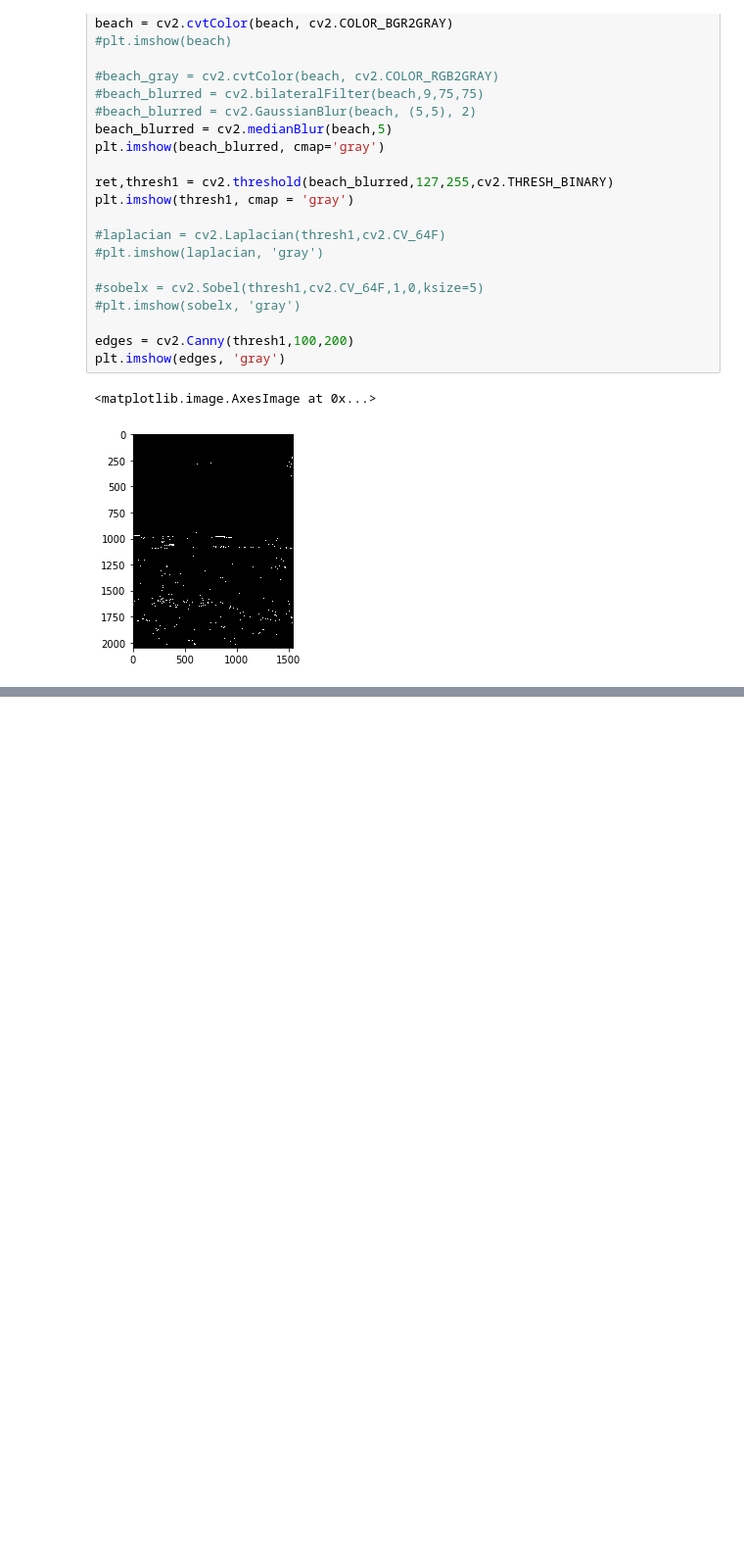
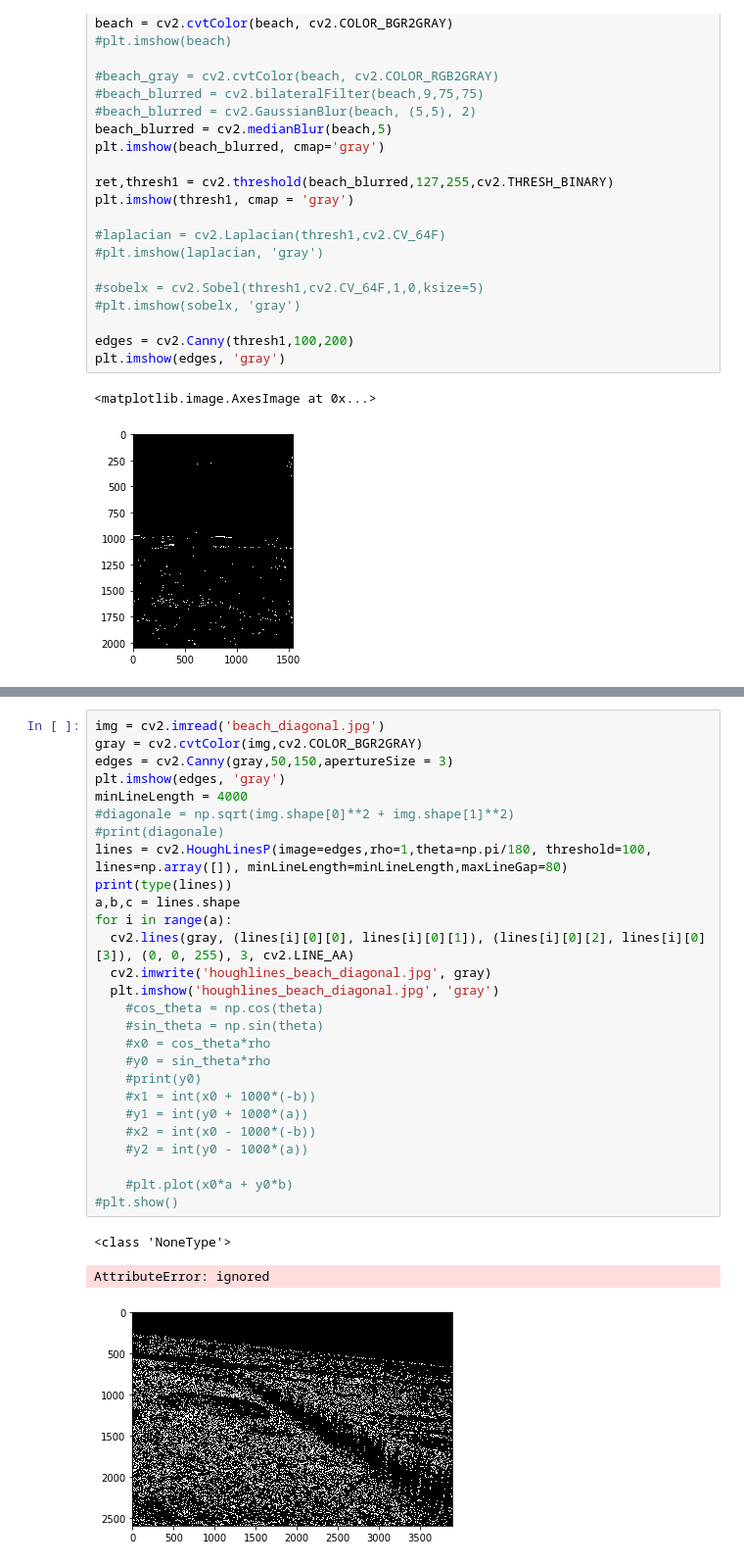
Before and after one commit to uol-mediaprocessing-201920/group-projects-make-it-aesthetic, a Jupyter notebook: MakeItAesthetic.ipynb, the cells around one changed output, grey strips where cells are left out. Shown at 98% size. Saved outputs shown, nothing was run; the diff lists cells and outputs as text; blank space fills up the shorter version.

```diff
--- a/MakeItAesthetic.ipynb
+++ b/MakeItAesthetic.ipynb
@@ -332,0 +248,31 @@ Sobel(src_gray, grad_y, ddepth, 0, 1, ksize, scale, delta, BORDER_DEFAULT);
+# %%
+img = cv2.imread('beach_diagonal.jpg')
+gray = cv2.cvtColor(img,cv2.COLOR_BGR2GRAY)
+edges = cv2.Canny(gray,50,150,apertureSize = 3)
+plt.imshow(edges, 'gray')
+minLineLength = 4000
+#diagonale = np.sqrt(img.shape[0]**2 + img.shape[1]**2)
+#print(diagonale)
+lines = cv2.HoughLinesP(image=edges,rho=1,theta=np.pi/180, threshold=100, lines=np.array([]), minLineLength=minLineLength,maxLineGap=80)
+print(type(lines))
+a,b,c = lines.shape
+for i in range(a):
+  cv2.lines(gray, (lines[i][0][0], lines[i][0][1]), (lines[i][0][2], lines[i][0][3]), (0, 0, 255), 3, cv2.LINE_AA)
+  cv2.imwrite('houghlines_beach_diagonal.jpg', gray)
+  plt.imshow('houghlines_beach_diagonal.jpg', 'gray')
+    #cos_theta = np.cos(theta)
+    #sin_theta = np.sin(theta)
+    #x0 = cos_theta*rho
+    #y0 = sin_theta*rho
+    #print(y0)
+    #x1 = int(x0 + 1000*(-b))
+    #y1 = int(y0 + 1000*(a))
+    #x2 = int(x0 - 1000*(-b))
+    #y2 = int(y0 - 1000*(a))
+
+    #plt.plot(x0*a + y0*b)
+#plt.show()
+# %% [output]
+<class 'NoneType'>
+AttributeError: ignored
+[figure, added]
```
Also changed, not shown: parts of 18 cells of this notebook.
